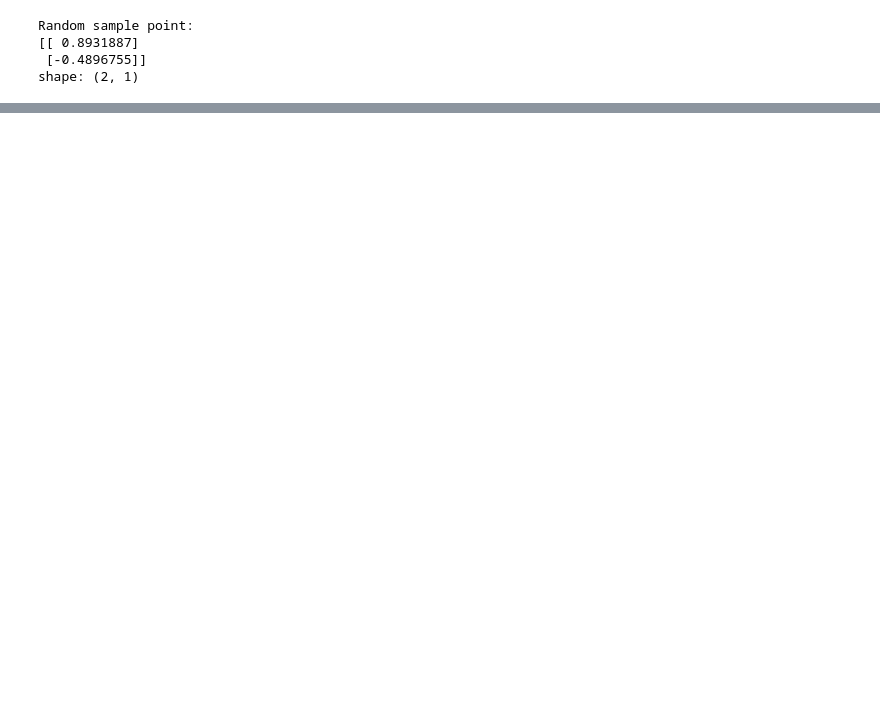
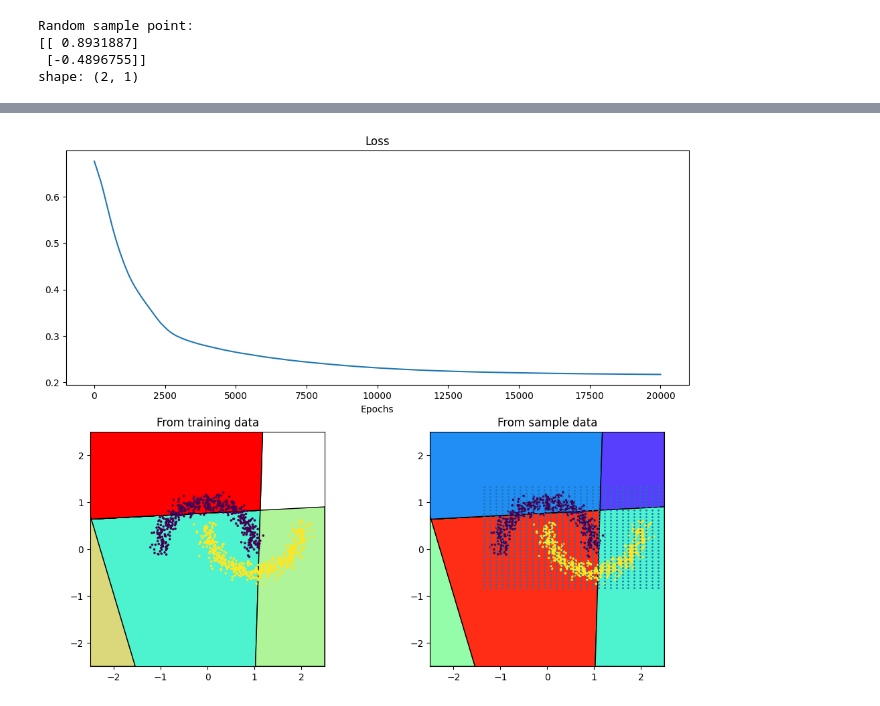
Before and after one commit to Johanmkr/WP1-Polyhedra, a Jupyter notebook: exam_experiment.ipynb, the cells around one changed output, grey strips where cells are left out. Drawn from its saved outputs; the diff is of its cells as text; code cells hidden in the pictures; blank space fills up the shorter version.

```diff
--- a/exam_experiment.ipynb
+++ b/exam_experiment.ipynb
@@ -247,6 +264,14 @@ shape: (2, 1)
 # vertices = np.asarray(arr_filled, dtype="object")
 # %%
 list_of_vertices = []
-for list_of_local_vertices in list_of_lists_of_vertices:
-    for local_vertex in list_of_local_vertices:
-        list_of_vertices.append(local_vertex)
+list_of_vertices_sample = []
+for list_of_local_vertices in list_of_lists_of_vertices_training_data:
+    for local_vertices in list_of_local_vertices:
+        list_of_vertices.append(local_vertices)
+
+for list_of_local_vertices in list_of_lists_of_vertices_sample_data:
+    for local_vertices in list_of_local_vertices:
+        list_of_vertices_sample.append(local_vertices)
+# %%
+vertices_as_tuples = [tuple(map(tuple, vertex)) for vertex in list_of_vertices]
+vertices_as_tuples_sample = [tuple(map(tuple, vertex)) for vertex in list_of_vertices_sample]
@@ -252,0 +282,3 @@ for list_of_local_vertices in list_of_lists_of_vertices:
+# %%
+unique_vertices = set(vertices_as_tuples)
+unique_vertices_sample = set(vertices_as_tuples_sample)
@@ -253 +295,4 @@ for list_of_local_vertices in list_of_lists_of_vertices:
+# %%
+unique_vertices_as_arrays = [np.array(vertex) for vertex in unique_vertices]
+unique_vertices_as_arrays_sample = [np.array(vertex) for vertex in unique_vertices_sample]
 # %%
@@ -279,10 +304,10 @@ array([[-2.54654214, -2.05924002],
 # %%
-bound = 2
+bound = 2.5
 
-fig = plt.figure()
-ax = fig.add_subplot(111, aspect='equal')
+fig = plt.figure(figsize=(12,10))
+ax = fig.add_subplot(223, aspect='equal')
 patches = []
-num_polygons = len(vertices_arr)
+num_polygons = len(unique_vertices_as_arrays)
 colors = [np.random.randint(1, 300) for i in range(num_polygons)]
 cmap = matplotlib.colormaps['rainbow']
 
@@ -291,36 +316,91 @@ polytopes_within_boundaries = 0  # Counter for polytopes within boundaries
 
 # for i in range(num_polygons):
 for i in range(num_polygons):
-    vertices_i = vertices_arr[i]
+    vertices_i = unique_vertices_as_arrays[i]
 
     # Check if any vertex falls within the boundaries
     vertices_within_boundaries = any(-bound <= coord[0] <= bound and -bound <= coord[1] <= bound for coord in vertices_i)
 #     clipped_vertices = clip_vertices(vertices_i.tolist(),bound)
     if vertices_within_boundaries:
         polygon = Polygon(xy=vertices_i,
                         closed=True,
                         facecolor=cmap(colors[i]),
                         edgecolor='black',
                         #   label=np.transpose(bit_string_list_from_alg[i])[0],
                         )
         ax.add_patch(polygon)
 
         patches.append(polygon)
 
         polytopes_within_boundaries += 1
 
 
 
 
 ax.set_xlim([-bound, bound])
 ax.set_ylim([-bound, bound])
 # Show random sample point
-ax.scatter(random_sample[0], random_sample[1], color='black', s=50, label='Random Sample', zorder=5)
+# ax.scatter(random_sample[0], random_sample[1], color='black', s=50, label='Random Sample', zorder=5)
 
 p = PatchCollection(patches, cmap=matplotlib.cm.gist_rainbow, alpha=0.8)
 # np.random.seed(10)
 colors = [np.random.randint(1, 1000) for i in range(len(patches))]
+ax.scatter(X_train[:,0], X_train[:,1], c=y_train, s=2.5)
+# ax.scatter(x_sample[:,0], x_sample[:,1], s=1)
+ax.set_title("From training data")
+
+ax = fig.add_subplot(224, aspect='equal')
+patches = []
+num_polygons = len(unique_vertices_as_arrays_sample)
+colors = [np.random.randint(1, 300) for i in range(num_polygons)]
+cmap = matplotlib.colormaps['rainbow']
+
+polytopes_within_boundaries_sample = 0  # Counter for polytopes within boundaries
+
+
+# for i in range(num_polygons):
+for i in range(num_polygons):
+    vertices_i = unique_vertices_as_arrays_sample[i]
+
+    # Check if any vertex falls within the boundaries
+    vertices_within_boundaries = any(-bound <= coord[0] <= bound and -bound <= coord[1] <= bound for coord in vertices_i)
+#     clipped_vertices = clip_vertices(vertices_i.tolist(),bound)
+    if vertices_within_boundaries:
+        polygon = Polygon(xy=vertices_i,
+                        closed=True,
+                        facecolor=cmap(colors[i]),
+                        edgecolor='black',
+                        #   label=np.transpose(bit_string_list_from_alg[i])[0],
+                        )
+        ax.add_patch(polygon)
+
+        patches.append(polygon)
+
+        polytopes_within_boundaries_sample += 1
+
+
+
+
+ax.set_xlim([-bound, bound])
+ax.set_ylim([-bound, bound])
+# Show random sample point
+# ax.scatter(random_sample[0], random_sample[1], color='black', s=50, label='Random Sample', zorder=5)
+
+p = PatchCollection(patches, cmap=matplotlib.cm.gist_rainbow, alpha=0.8)
+# np.random.seed(10)
+colors = [np.random.randint(1, 1000) for i in range(len(patches))]
+ax.scatter(X_train[:,0], X_train[:,1], c=y_train, s=2.5)
+ax.scatter(x_sample[:,0], x_sample[:,1], s=1)
+ax.set_title("From sample data")
+
+ax2 = fig.add_subplot(211)
+# losses = np.load("experiment_losses.npy")
+ax2.set_title("Loss")
+ax2.set_xlabel("Epochs")
+ax2.plot(losses)
 plt.show()
 
 print(f"The number of polytopes within the boundaries is: {polytopes_within_boundaries}")
+print(f"The number of polytopes within the boundaries (sample) is: {polytopes_within_boundaries_sample}")
 # %% [output]
+[figure, new version]
```
Also changed, not shown: parts of 24 cells of this notebook, 6 other files.
